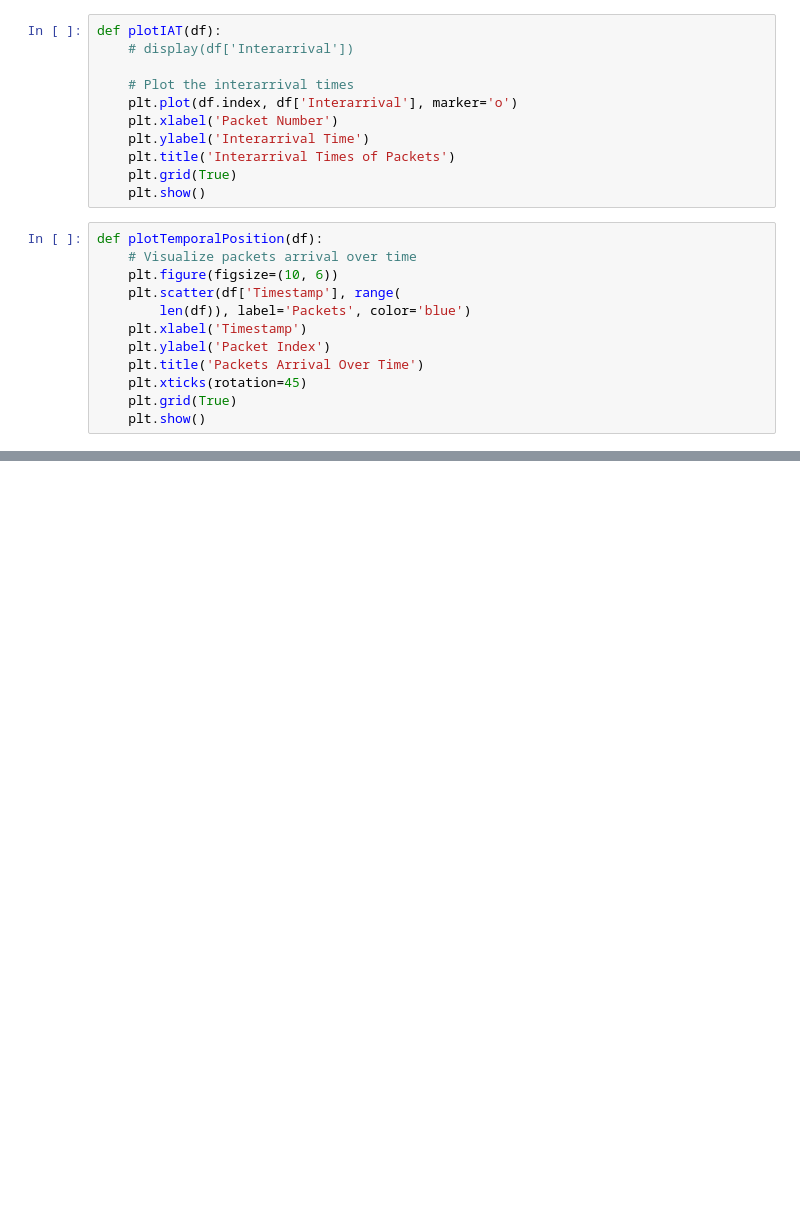
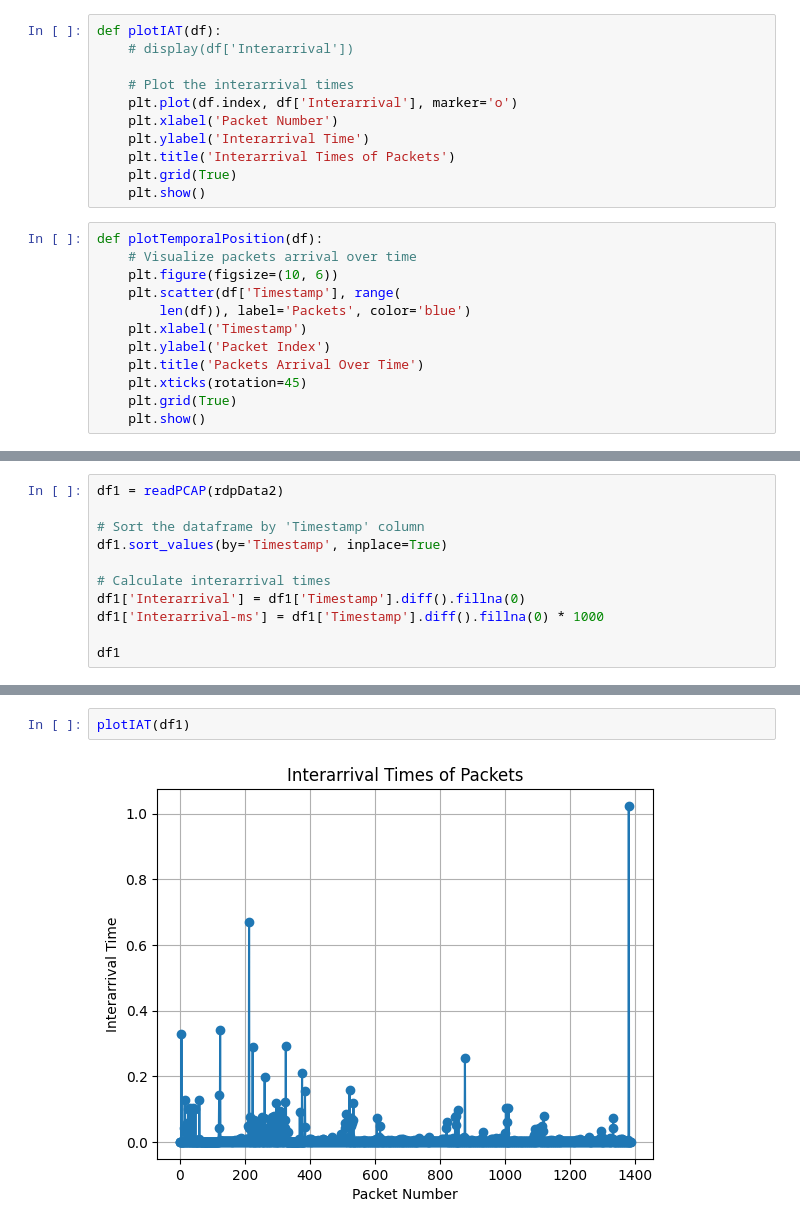
Before and after one commit to yaoyanglee/network-prediction, a Jupyter notebook: rdp-vis.ipynb, the cells around one changed output, grey strips where cells are left out. Cells and saved outputs as stored; diff of their text form; blank space fills up the shorter version.

```diff
--- a/rdp-vis.ipynb
+++ b/rdp-vis.ipynb
@@ -85,0 +109,11 @@ df
+# %%
+df1 = readPCAP(rdpData2)
+
+# Sort the dataframe by 'Timestamp' column
+df1.sort_values(by='Timestamp', inplace=True)
+
+# Calculate interarrival times
+df1['Interarrival'] = df1['Timestamp'].diff().fillna(0)
+df1['Interarrival-ms'] = df1['Timestamp'].diff().fillna(0) * 1000
+
+df1
@@ -104,0 +168,4 @@ plotTemporalPosition(df)
+# %%
+plotIAT(df1)
+# %% [output]
+[figure, added]
```
Also changed, not shown: parts of 10 cells of this notebook.
